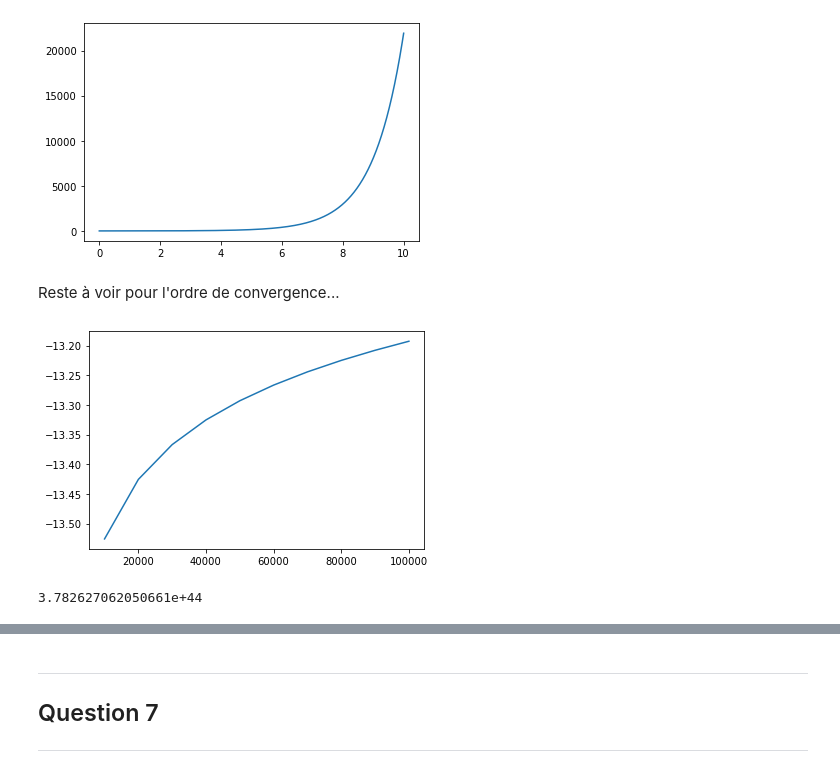
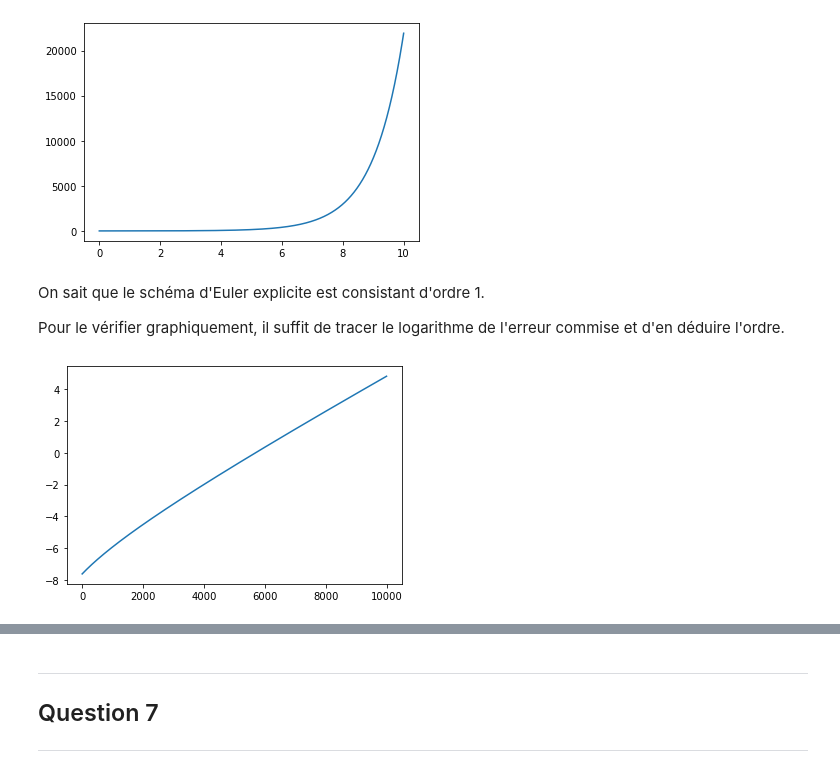
Before and after one commit to david-bretaud/equadiff, a Jupyter notebook: projet.ipynb, the cells around one changed output, grey strips where cells are left out. Cells and saved outputs as stored; diff of their text form; code cells hidden in the pictures.

```diff
--- a/projet.ipynb
+++ b/projet.ipynb
@@ -259,31 +264,17 @@ plt.plot(*sol) ;
 # %% [output]
 [figure]
-# %% [markdown]
-Reste à voir pour l'ordre de convergence...
-# %%
-# Visualisation de l'ordre de convergence : on fait varier la constante Cs jusqu'à trouver un hypothétique maximum, qui correspondrait alors en ordonnée à l'ordre de convergence (en partie entière)
-
-f = exp
-F = np.exp
-
-def mu(j):
-    return la.norm(F(t[j+1]) - F(t[j]) - dt*f(t[j], x[j])) / dt
-
-Cs = np.linspace(10e3, 10e4, 10)
-
-def order(Cs):
-    l = int((tf-t0)/dt)
-    return (np.log(max([mu(j) for j in range(l)])) - np.log(Cs)) / np.log(dt)
-
-order = np.vectorize(order)
-
-plt.plot(Cs, order(Cs)) ;
-# %% [output]
-[figure, removed]
-# %%
-# Faire tendre dt vers 0 pour tester la consistance... J'ai pas l'impression que ce schéma soit très consistant
-
-l = int((tf-t0)/dt)
-max([mu(j) for j in range(l)])
-# %% [output]
-3.782627062050661e+44
+# %% [markdown]
+On sait que le schéma d'Euler explicite est consistant d'ordre 1.
+
+Pour le vérifier graphiquement, il suffit de tracer le logarithme de l'erreur commise et d'en déduire l'ordre.
+# %%
+def mu(j):
+    return la.norm(np.exp(t[j+1]) - np.exp(t[j]) - dt*exp(t[j], x[j])) / dt
+
+mu = np.vectorize(mu)
+l = int((tf-t0)/dt)
+j = range(l)
+
+plt.plot(j, np.log(mu(j))) ;
+# %% [output]
+[figure, added]
```
Also changed, not shown: parts of 17 cells of this notebook.
